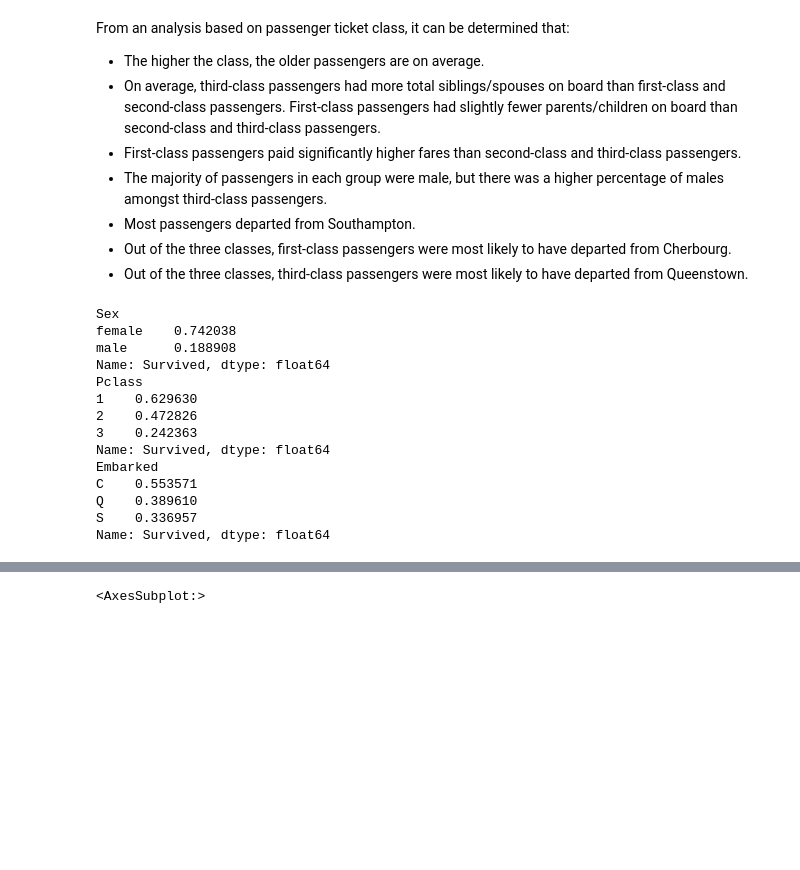
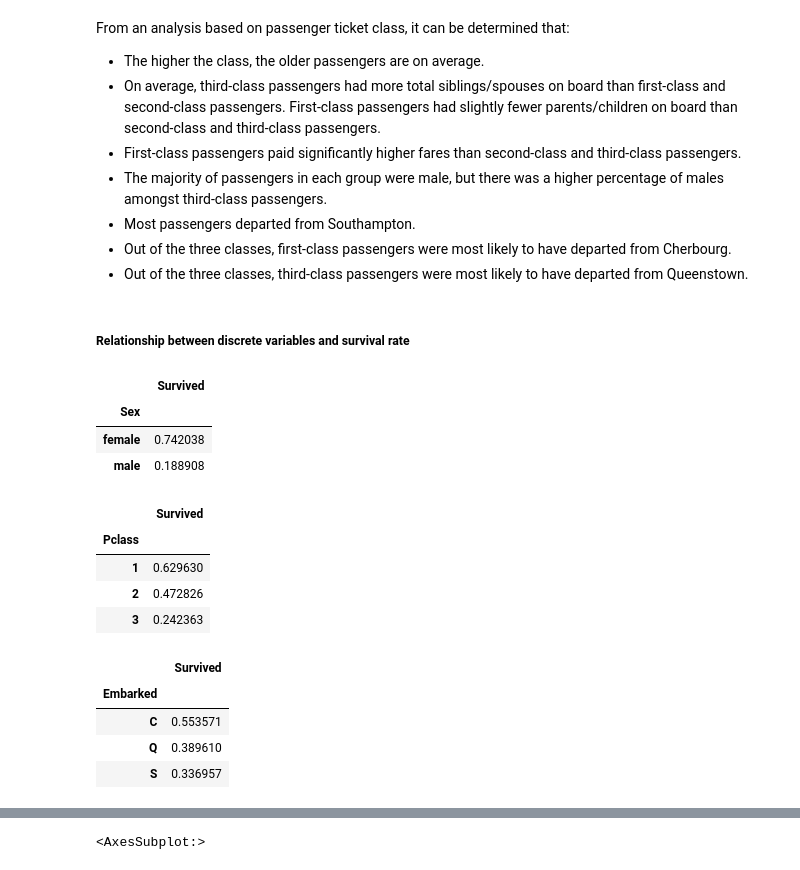
Before and after one commit to mapang02/cse351_final, a Jupyter notebook: final.ipynb, the cells around one changed output, grey strips where cells are left out. Saved outputs shown, nothing was run; the diff lists cells and outputs as text; code cells hidden in the pictures; blank space fills up the shorter version.

```diff
--- a/final.ipynb
+++ b/final.ipynb
@@ -95,24 +99,26 @@ From an analysis based on passenger ticket class, it can be determined that:
 * Most passengers departed from Southampton.
 * Out of the three classes, first-class passengers were most likely to have departed from Cherbourg.
 * Out of the three classes, third-class passengers were most likely to have departed from Queenstown.
+# %% [markdown]
+##### Relationship between discrete variables and survival rate
 # %%
 #For discrete variables, determine the percentage of people from each group who survived.
-print(titanic_df.groupby("Sex")["Survived"].mean())
-print(titanic_df.groupby("Pclass")["Survived"].mean())
-print(titanic_df.groupby("Embarked")["Survived"].mean())
+display(titanic_df.groupby("Sex")[["Survived"]].mean())
+display(titanic_df.groupby("Pclass")[["Survived"]].mean())
+display(titanic_df.groupby("Embarked")[["Survived"]].mean())
 # %% [output]
-Sex
-female    0.742038
-male      0.188908
-Name: Survived, dtype: float64
-Pclass
-1    0.629630
-2    0.472826
-3    0.242363
-Name: Survived, dtype: float64
-Embarked
-C    0.553571
-Q    0.389610
-S    0.336957
-Name: Survived, dtype: float64
+|  | Survived |
+| Sex |  |
+| female | 0.742038 |
+| male | 0.188908 |
+|  | Survived |
+| Pclass |  |
+| 1 | 0.629630 |
+| 2 | 0.472826 |
+| 3 | 0.242363 |
+|  | Survived |
+| Embarked |  |
+| C | 0.553571 |
+| Q | 0.389610 |
+| S | 0.336957 |
 # %% [markdown]
```
Also changed, not shown: parts of 9 cells of this notebook.
